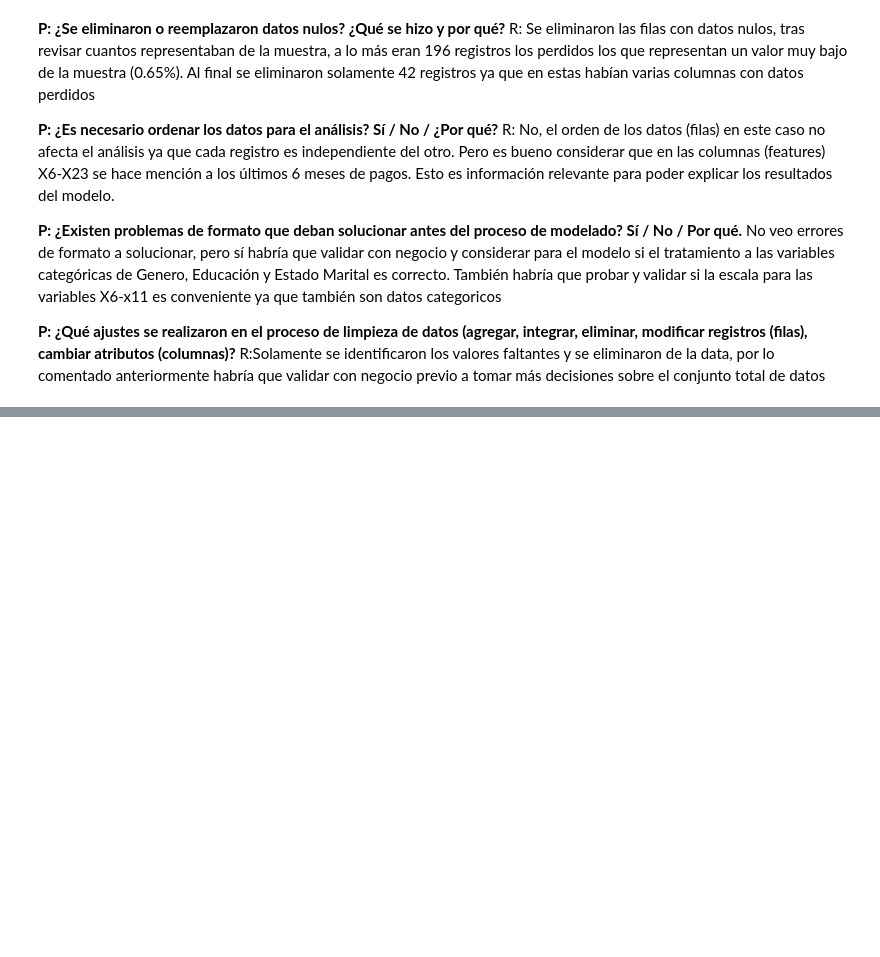
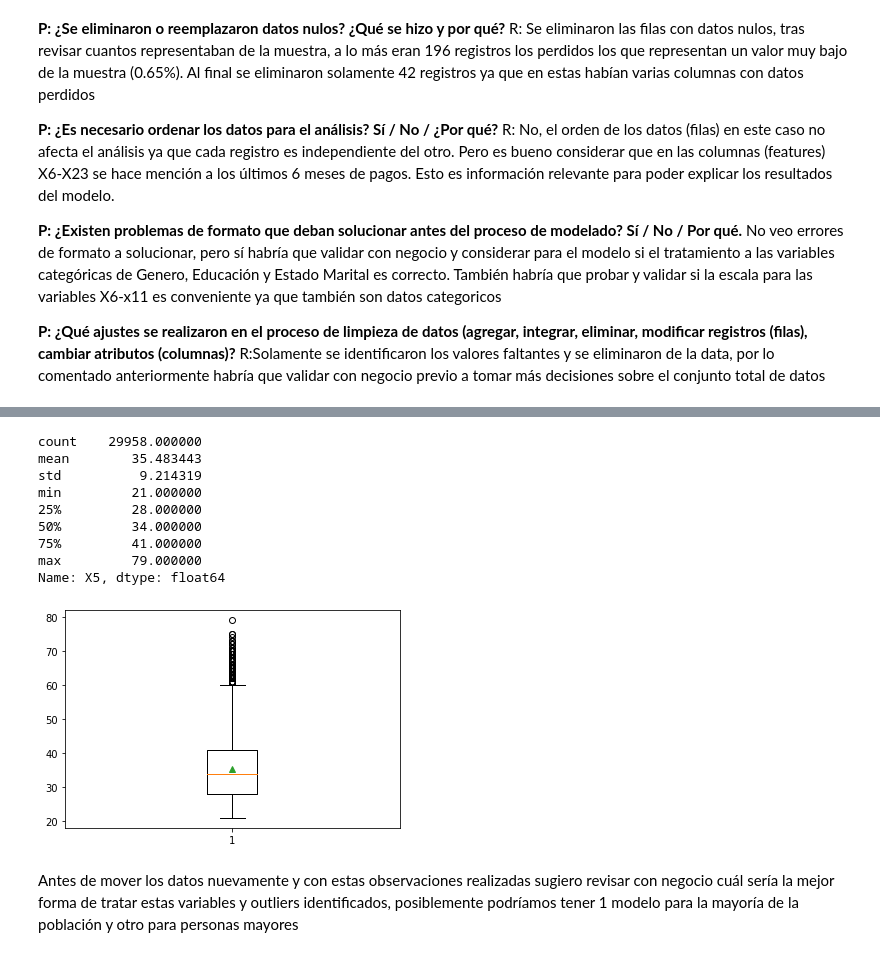
Before and after one commit to PosgradoMNA/actividades-de-aprendizaje-JuanCarlos_GarciaRendonMartinez, a Jupyter notebook: Semana 3 - Actividad 1.ipynb, the cells around one changed output, grey strips where cells are left out. Cells and saved outputs as stored; diff of their text form; code cells hidden in the pictures; blank space fills up the shorter version.

```diff
--- a/Semana 3 - Actividad 1.ipynb
+++ b/Semana 3 - Actividad 1.ipynb
@@ -70,0 +137,26 @@ R:Solamente se identificaron los valores faltantes y se eliminaron de la data, p
+# %%
+#Validaremos las clases continuas
+
+#X1: Amount of the given credit (NT dollar): it includes both the individual consumer credit and his/her family (supplementary) credit.
+#X5: Age (year).
+#X12-X17: Amount of bill statement (NT dollar). X12 = amount of bill statement in September, 2005; X13 = amount of bill statement in August, 2005; . . .; X17 = amount of bill statement in April, 2005.
+#X18-X23: Amount of previous payment (NT dollar). X18 = amount paid in September, 2005; X19 = amount paid in August, 2005; . . .;X23 = amount paid in April, 2005.
+
+print(df.X5.describe())
+plt.boxplot(df['X5'], showmeans=True)
+plt.show()
+
+#De igual forma vemos una variación importante donde la edad media es de 35 años pero hay casos que hastsa los 79 años se ha otorgado
+# %% [output]
+count    29958.000000
+mean        35.483443
+std          9.214319
+min         21.000000
+25%         28.000000
+50%         34.000000
+75%         41.000000
+max         79.000000
+Name: X5, dtype: float64
+[figure, added]
+# %% [markdown]
+Antes de mover los datos nuevamente y con estas observaciones realizadas sugiero revisar con negocio cuál sería la mejor forma de tratar estas variables y outliers identificados, posiblemente podríamos tener 1 modelo para la mayoría de la población y otro para personas mayores
```
Also changed, not shown: parts of 3 cells of this notebook.
